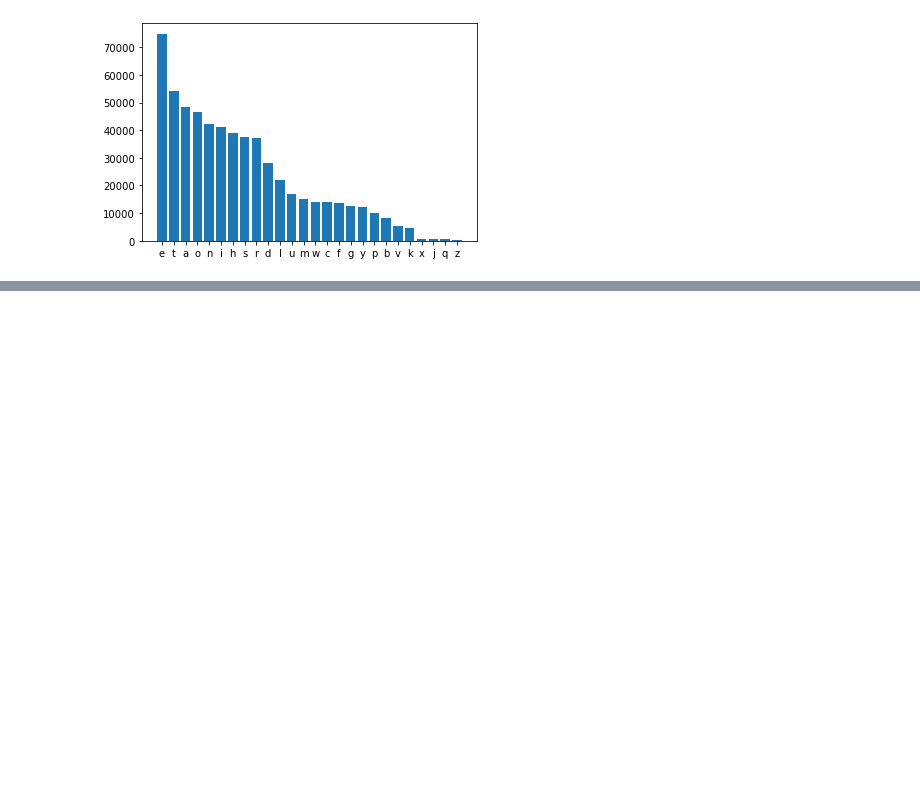
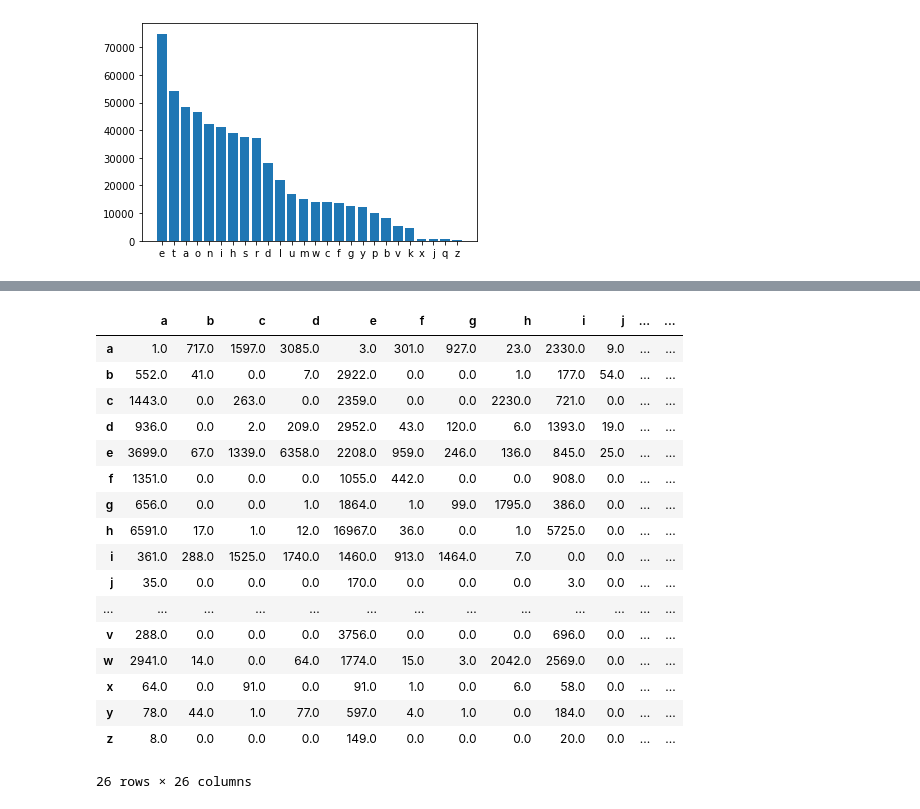
Before and after one commit to akaufman22/RandomNotebooks, a Jupyter notebook: TextEntropy/TextAnalysis.ipynb, the cells around one changed output, grey strips where cells are left out. Saved outputs shown, nothing was run; the diff lists cells and outputs as text; code cells hidden in the pictures; blank space fills up the shorter version.

```diff
--- a/TextEntropy/TextAnalysis.ipynb
+++ b/TextEntropy/TextAnalysis.ipynb
@@ -105,0 +144,26 @@ plt.show()
+# %%
+prob_lead = np.zeros((len(letters), len(letters)))
+for i, l in enumerate(text):
+    if (l in letters) and (text[i-1] in letters):
+        prob_lead[letters.index(text[i-1]), letters.index(l)] += 1
+prob_lead = pd.DataFrame(index = list(letters), columns = list(letters), data = prob_lead)
+prob_lead
+# %% [output]
+|  | a | b | c | d | e | f | g | h | i | j | ... | ... |
+| a | 1.0 | 717.0 | 1597.0 | 3085.0 | 3.0 | 301.0 | 927.0 | 23.0 | 2330.0 | 9.0 | ... | ... |
+| b | 552.0 | 41.0 | 0.0 | 7.0 | 2922.0 | 0.0 | 0.0 | 1.0 | 177.0 | 54.0 | ... | ... |
+| c | 1443.0 | 0.0 | 263.0 | 0.0 | 2359.0 | 0.0 | 0.0 | 2230.0 | 721.0 | 0.0 | ... | ... |
+| d | 936.0 | 0.0 | 2.0 | 209.0 | 2952.0 | 43.0 | 120.0 | 6.0 | 1393.0 | 19.0 | ... | ... |
+| e | 3699.0 | 67.0 | 1339.0 | 6358.0 | 2208.0 | 959.0 | 246.0 | 136.0 | 845.0 | 25.0 | ... | ... |
+| f | 1351.0 | 0.0 | 0.0 | 0.0 | 1055.0 | 442.0 | 0.0 | 0.0 | 908.0 | 0.0 | ... | ... |
+| g | 656.0 | 0.0 | 0.0 | 1.0 | 1864.0 | 1.0 | 99.0 | 1795.0 | 386.0 | 0.0 | ... | ... |
+| h | 6591.0 | 17.0 | 1.0 | 12.0 | 16967.0 | 36.0 | 0.0 | 1.0 | 5725.0 | 0.0 | ... | ... |
+| i | 361.0 | 288.0 | 1525.0 | 1740.0 | 1460.0 | 913.0 | 1464.0 | 7.0 | 0.0 | 0.0 | ... | ... |
+| j | 35.0 | 0.0 | 0.0 | 0.0 | 170.0 | 0.0 | 0.0 | 0.0 | 3.0 | 0.0 | ... | ... |
+| ... | ... | ... | ... | ... | ... | ... | ... | ... | ... | ... | ... | ... |
+| v | 288.0 | 0.0 | 0.0 | 0.0 | 3756.0 | 0.0 | 0.0 | 0.0 | 696.0 | 0.0 | ... | ... |
+| w | 2941.0 | 14.0 | 0.0 | 64.0 | 1774.0 | 15.0 | 3.0 | 2042.0 | 2569.0 | 0.0 | ... | ... |
+| x | 64.0 | 0.0 | 91.0 | 0.0 | 91.0 | 1.0 | 0.0 | 6.0 | 58.0 | 0.0 | ... | ... |
+| y | 78.0 | 44.0 | 1.0 | 77.0 | 597.0 | 4.0 | 1.0 | 0.0 | 184.0 | 0.0 | ... | ... |
+| z | 8.0 | 0.0 | 0.0 | 0.0 | 149.0 | 0.0 | 0.0 | 0.0 | 20.0 | 0.0 | ... | ... |
+26 rows × 26 columns
```
Also changed, not shown: parts of 9 cells of this notebook.
